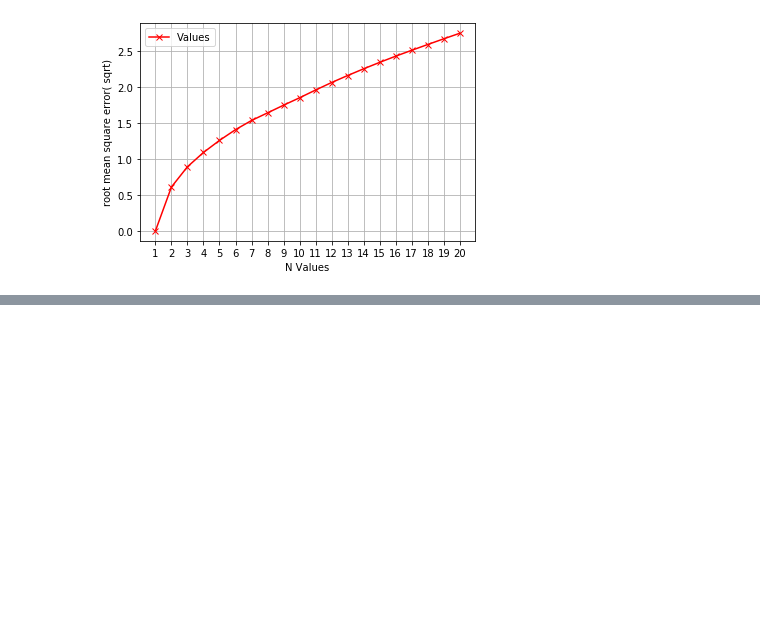
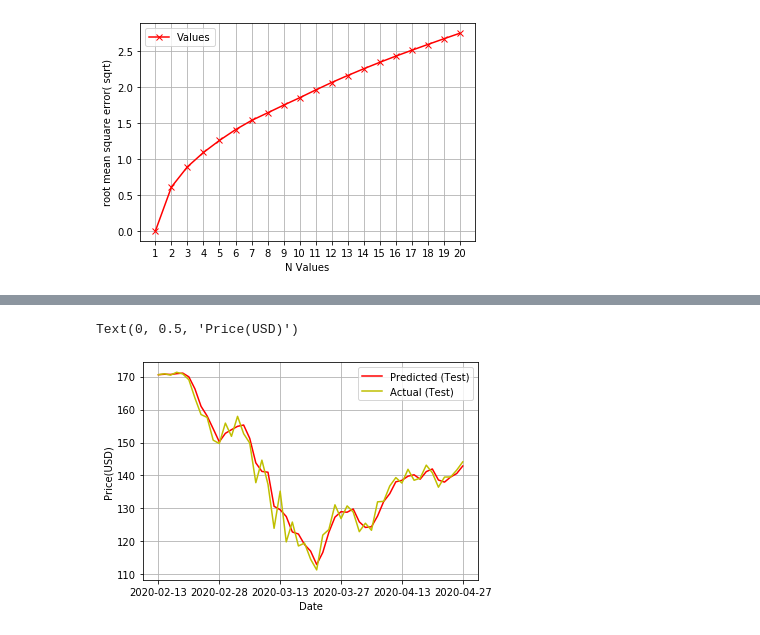
Before and after one commit to mathur15/StockPredict, a Jupyter notebook: moving_averages.ipynb, the cells around one changed output, grey strips where cells are left out. Cells and saved outputs as stored; diff of their text form; code cells hidden in the pictures; blank space fills up the shorter version.

```diff
--- a/moving_averages.ipynb
+++ b/moving_averages.ipynb
@@ -99,0 +118,15 @@ ax.legend(['predicted (N=2)','actual','predicted(N=3)'])
+# %%
+#try test set
+predicted_test_set = estimate_moving_average(df_test,N_optimum)
+df_test2 = pd.DataFrame(predicted_test_set)
+df_test2['Date'] = df_test['Date']
+df_test2
+df_test2.columns = ['Predicted','Date']
+ax = df_test2.plot(x='Date',y='Predicted',grid=True,style='r-')
+ax = df_test.plot(x='Date',y='Adj Close',grid=True,style='y-',ax=ax)
+ax.legend(['Predicted (Test)','Actual (Test)'])
+ax.set_xlabel('Date')
+ax.set_ylabel('Price(USD)')
+# %% [output]
+Text(0, 0.5, 'Price(USD)')
+[figure, added]
```
Also changed, not shown: parts of 2 cells of this notebook.
